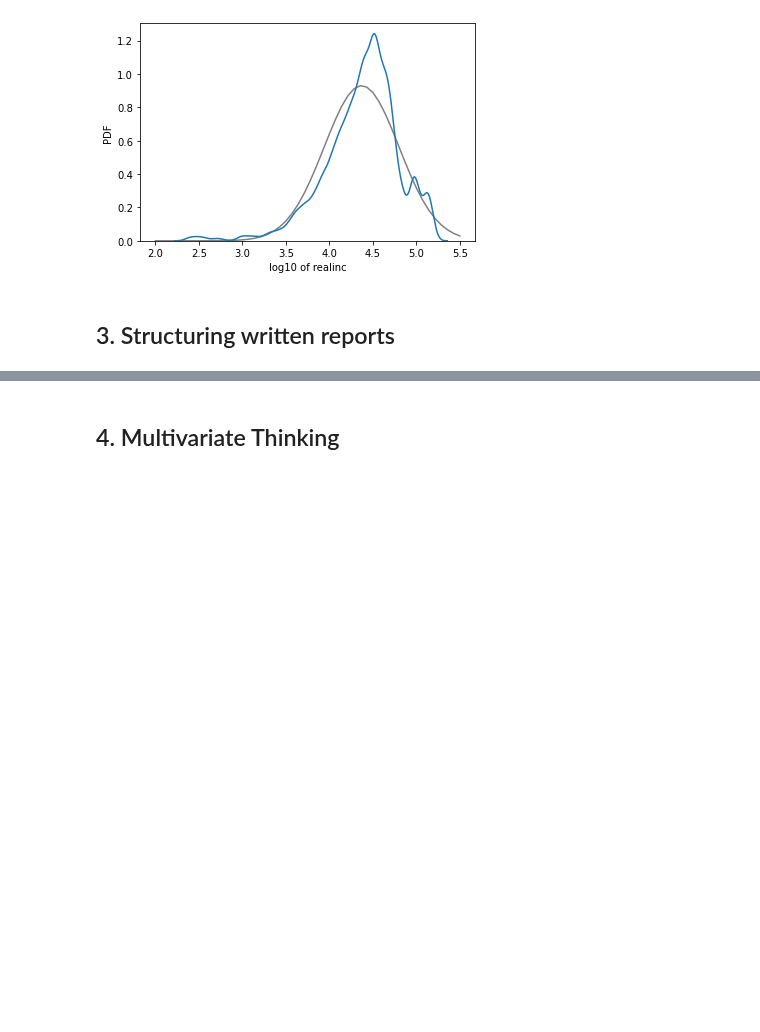
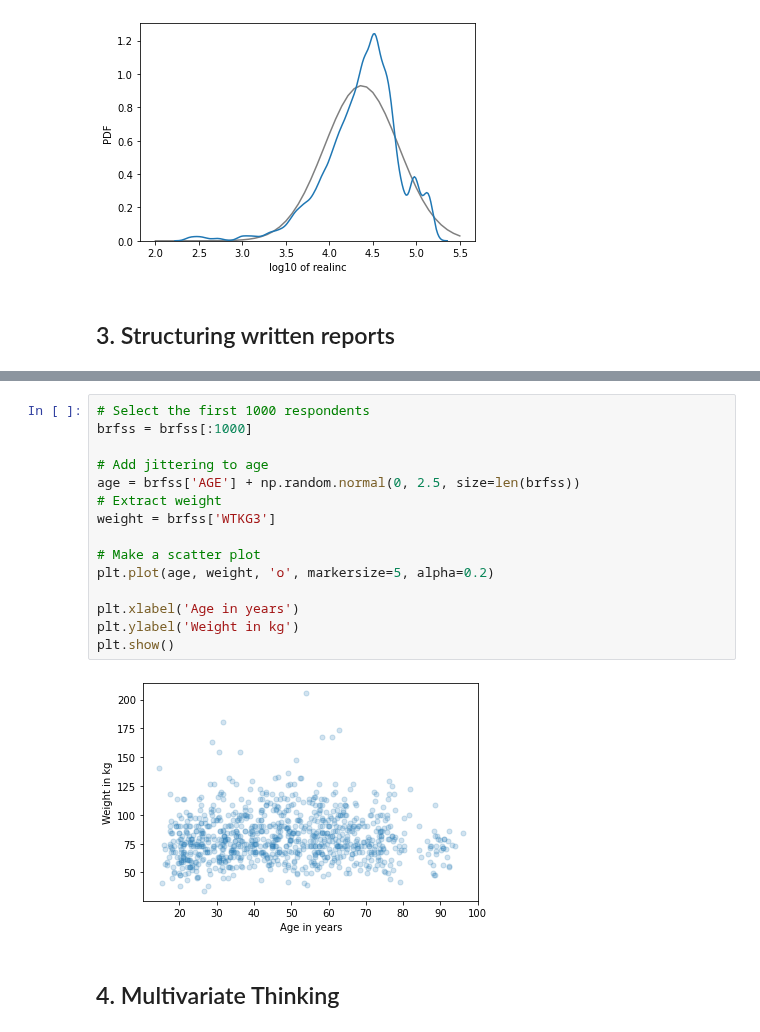
Before and after one commit to pedrogrigorio/DataCamp-Python-Data-Science-Track, a Jupyter notebook: 17-Exploratory_Data_Analysis_in_Python/notebook.ipynb, the cells around one changed output, grey strips where cells are left out. Cells and saved outputs as stored; diff of their text form; blank space fills up the shorter version.

```diff
--- a/17-Exploratory_Data_Analysis_in_Python/notebook.ipynb
+++ b/17-Exploratory_Data_Analysis_in_Python/notebook.ipynb
@@ -381,2 +432,19 @@ plt.show()
+# %%
+# Select the first 1000 respondents
+brfss = brfss[:1000]
+
+# Add jittering to age
+age = brfss['AGE'] + np.random.normal(0, 2.5, size=len(brfss))
+# Extract weight
+weight = brfss['WTKG3']
+
+# Make a scatter plot
+plt.plot(age, weight, 'o', markersize=5, alpha=0.2)
+
+plt.xlabel('Age in years')
+plt.ylabel('Weight in kg')
+plt.show()
+# %% [output]
+[figure, added]
 # %% [markdown]
 ## 4. Multivariate Thinking
```
Also changed, not shown: parts of 6 cells of this notebook.
